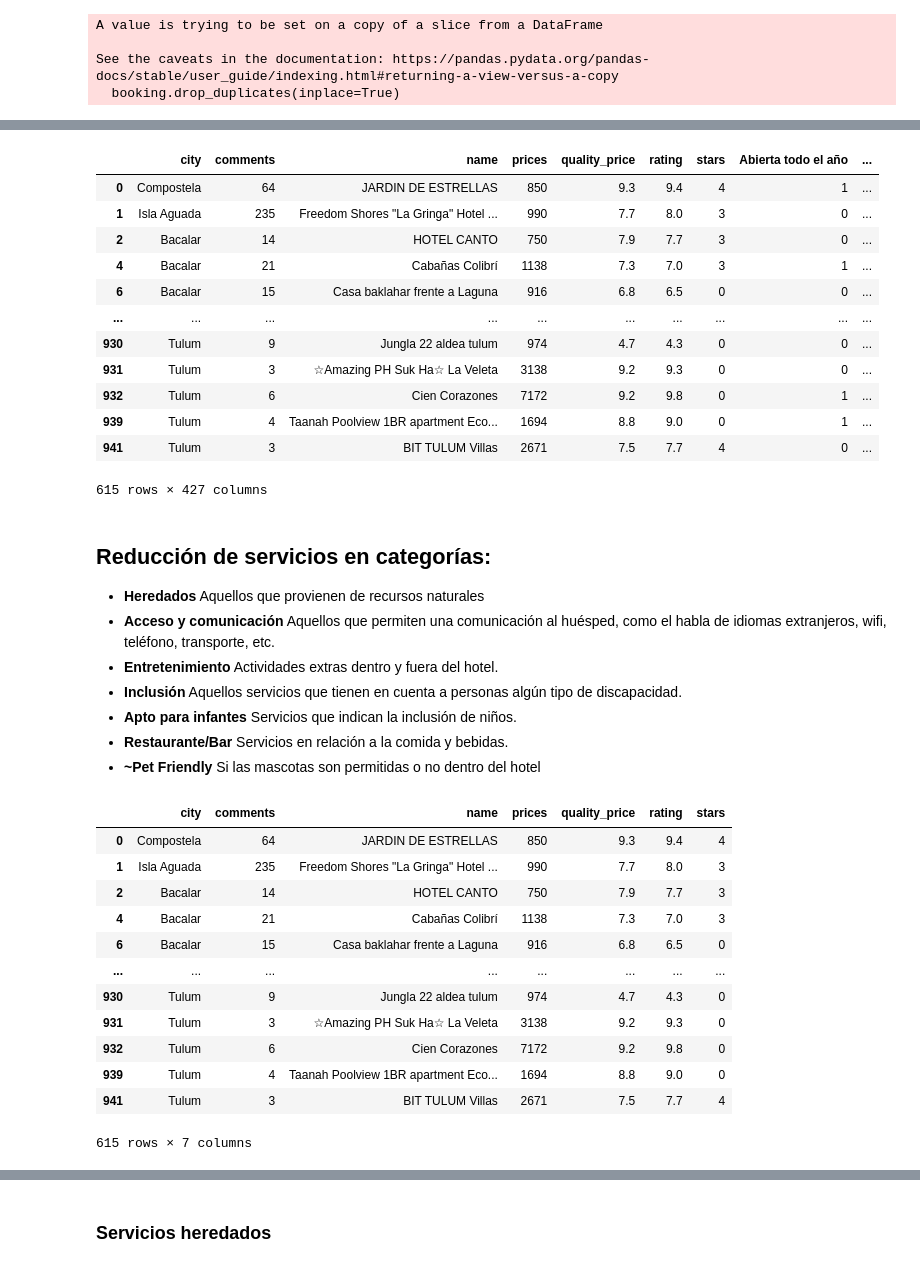
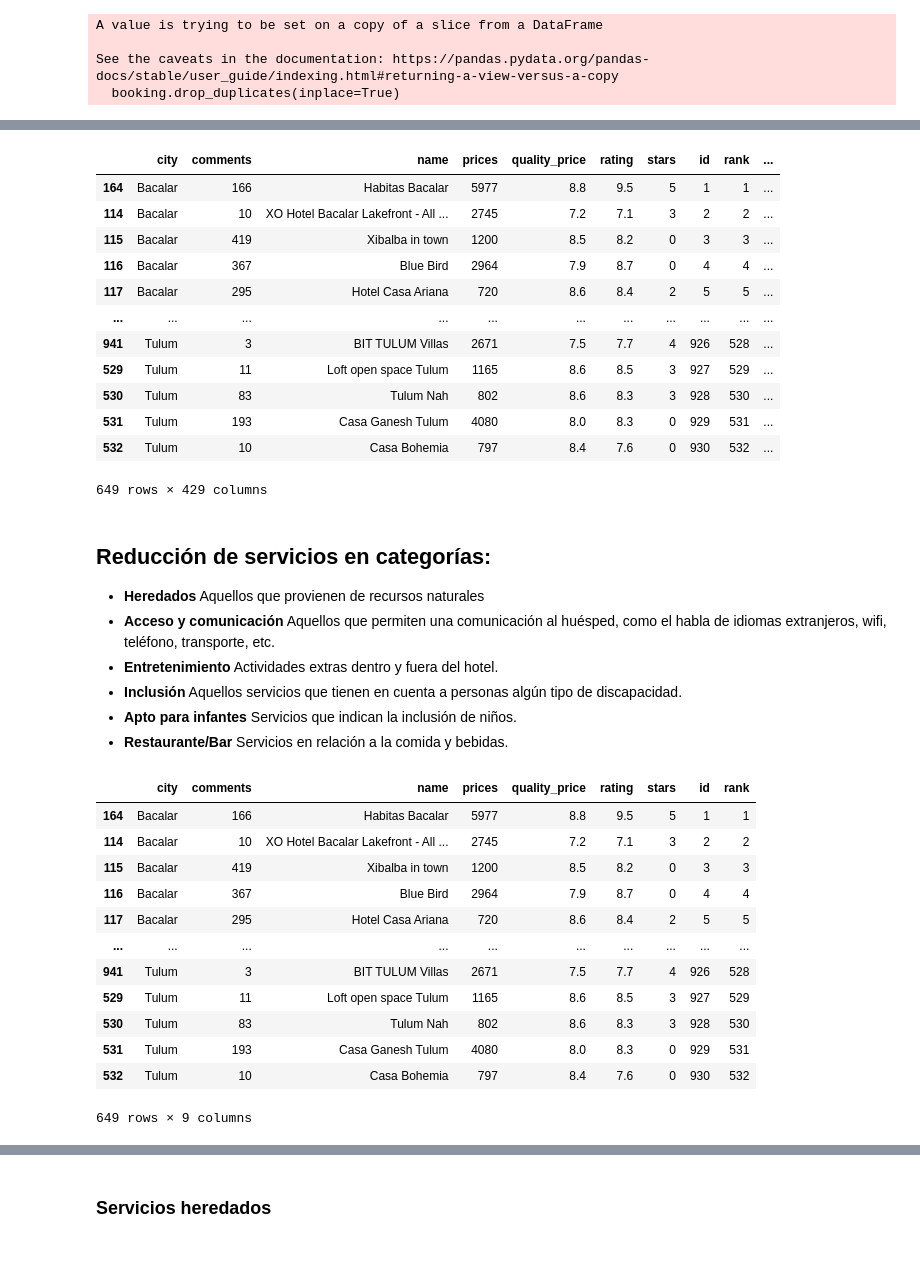
Before and after one commit to tipicanerd/Sol-Playa, a Jupyter notebook: DataW.ipynb, the cells around one changed output, grey strips where cells are left out. Saved outputs shown, nothing was run; the diff lists cells and outputs as text; code cells hidden in the pictures.

```diff
--- a/DataW.ipynb
+++ b/DataW.ipynb
@@ -69,0 +85,6 @@ booking
+# %%
+booking.sort_values('city',inplace=True)
+# %%
+booking['id'] = np.arange(booking.shape[0]) + 1
+# %%
+booking['rank'] = np.int64(booking.groupby('city')['id'].rank('first'))
@@ -224,19 +241,19 @@ bookingOHE
 bookingOHE.prices = booking.prices.apply(lambda x: int(x.split("#")[0]))
 bookingOHE
 # %% [output]
-|  | city | comments | name | prices | quality_price | rating | stars | Abierta todo el año | ... |
-| 0 | Compostela | 64 | JARDIN DE ESTRELLAS | 850 | 9.3 | 9.4 | 4 | 1 | ... |
-| 1 | Isla Aguada | 235 | Freedom Shores "La Gringa" Hotel ... | 990 | 7.7 | 8.0 | 3 | 0 | ... |
-| 2 | Bacalar | 14 | HOTEL CANTO | 750 | 7.9 | 7.7 | 3 | 0 | ... |
-| 4 | Bacalar | 21 | Cabañas Colibrí | 1138 | 7.3 | 7.0 | 3 | 1 | ... |
-| 6 | Bacalar | 15 | Casa baklahar frente a Laguna | 916 | 6.8 | 6.5 | 0 | 0 | ... |
-| ... | ... | ... | ... | ... | ... | ... | ... | ... | ... |
-| 930 | Tulum | 9 | Jungla 22 aldea tulum | 974 | 4.7 | 4.3 | 0 | 0 | ... |
-| 931 | Tulum | 3 | ☆Amazing PH Suk Ha☆ La Veleta | 3138 | 9.2 | 9.3 | 0 | 0 | ... |
-| 932 | Tulum | 6 | Cien Corazones | 7172 | 9.2 | 9.8 | 0 | 1 | ... |
-| 939 | Tulum | 4 | Taanah Poolview 1BR apartment Eco... | 1694 | 8.8 | 9.0 | 0 | 1 | ... |
-| 941 | Tulum | 3 | BIT TULUM Villas | 2671 | 7.5 | 7.7 | 4 | 0 | ... |
+|  | city | comments | name | prices | quality_price | rating | stars | id | rank | ... |
+| 164 | Bacalar | 166 | Habitas Bacalar | 5977 | 8.8 | 9.5 | 5 | 1 | 1 | ... |
+| 114 | Bacalar | 10 | XO Hotel Bacalar Lakefront - All ... | 2745 | 7.2 | 7.1 | 3 | 2 | 2 | ... |
+| 115 | Bacalar | 419 | Xibalba in town | 1200 | 8.5 | 8.2 | 0 | 3 | 3 | ... |
+| 116 | Bacalar | 367 | Blue Bird | 2964 | 7.9 | 8.7 | 0 | 4 | 4 | ... |
+| 117 | Bacalar | 295 | Hotel Casa Ariana | 720 | 8.6 | 8.4 | 2 | 5 | 5 | ... |
+| ... | ... | ... | ... | ... | ... | ... | ... | ... | ... | ... |
+| 941 | Tulum | 3 | BIT TULUM Villas | 2671 | 7.5 | 7.7 | 4 | 926 | 528 | ... |
+| 529 | Tulum | 11 | Loft open space Tulum | 1165 | 8.6 | 8.5 | 3 | 927 | 529 | ... |
+| 530 | Tulum | 83 | Tulum Nah | 802 | 8.6 | 8.3 | 3 | 928 | 530 | ... |
+| 531 | Tulum | 193 | Casa Ganesh Tulum | 4080 | 8.0 | 8.3 | 0 | 929 | 531 | ... |
+| 532 | Tulum | 10 | Casa Bohemia | 797 | 8.4 | 7.6 | 0 | 930 | 532 | ... |
-615 rows × 427 columns
+649 rows × 429 columns
 # %%
 bookingOHE.to_csv('./data/bookingSolPlaya_OHE.csv',index=False)
 # %% [markdown]
@@ -247,24 +264,23 @@ bookingOHE.to_csv('./data/bookingSolPlaya_OHE.csv',index=False)
 + **Inclusión** Aquellos servicios que tienen en cuenta a personas algún tipo de discapacidad.
 + **Apto para infantes** Servicios que indican la inclusión de niños.
 + **Restaurante/Bar** Servicios en relación a la comida y bebidas.
-+ **~Pet Friendly** Si las mascotas son permitidas o no dentro del hotel
 # %%
-booking_servicios = bookingOHE[bookingOHE.columns[:7]].copy()
+booking_servicios = bookingOHE[bookingOHE.columns[:9]].copy()
 booking_servicios
 # %% [output]
-|  | city | comments | name | prices | quality_price | rating | stars |
-| 0 | Compostela | 64 | JARDIN DE ESTRELLAS | 850 | 9.3 | 9.4 | 4 |
-| 1 | Isla Aguada | 235 | Freedom Shores "La Gringa" Hotel ... | 990 | 7.7 | 8.0 | 3 |
-| 2 | Bacalar | 14 | HOTEL CANTO | 750 | 7.9 | 7.7 | 3 |
-| 4 | Bacalar | 21 | Cabañas Colibrí | 1138 | 7.3 | 7.0 | 3 |
-| 6 | Bacalar | 15 | Casa baklahar frente a Laguna | 916 | 6.8 | 6.5 | 0 |
-| ... | ... | ... | ... | ... | ... | ... | ... |
-| 930 | Tulum | 9 | Jungla 22 aldea tulum | 974 | 4.7 | 4.3 | 0 |
-| 931 | Tulum | 3 | ☆Amazing PH Suk Ha☆ La Veleta | 3138 | 9.2 | 9.3 | 0 |
-| 932 | Tulum | 6 | Cien Corazones | 7172 | 9.2 | 9.8 | 0 |
-| 939 | Tulum | 4 | Taanah Poolview 1BR apartment Eco... | 1694 | 8.8 | 9.0 | 0 |
-| 941 | Tulum | 3 | BIT TULUM Villas | 2671 | 7.5 | 7.7 | 4 |
+|  | city | comments | name | prices | quality_price | rating | stars | id | rank |
+| 164 | Bacalar | 166 | Habitas Bacalar | 5977 | 8.8 | 9.5 | 5 | 1 | 1 |
+| 114 | Bacalar | 10 | XO Hotel Bacalar Lakefront - All ... | 2745 | 7.2 | 7.1 | 3 | 2 | 2 |
+| 115 | Bacalar | 419 | Xibalba in town | 1200 | 8.5 | 8.2 | 0 | 3 | 3 |
+| 116 | Bacalar | 367 | Blue Bird | 2964 | 7.9 | 8.7 | 0 | 4 | 4 |
+| 117 | Bacalar | 295 | Hotel Casa Ariana | 720 | 8.6 | 8.4 | 2 | 5 | 5 |
+| ... | ... | ... | ... | ... | ... | ... | ... | ... | ... |
+| 941 | Tulum | 3 | BIT TULUM Villas | 2671 | 7.5 | 7.7 | 4 | 926 | 528 |
+| 529 | Tulum | 11 | Loft open space Tulum | 1165 | 8.6 | 8.5 | 3 | 927 | 529 |
+| 530 | Tulum | 83 | Tulum Nah | 802 | 8.6 | 8.3 | 3 | 928 | 530 |
+| 531 | Tulum | 193 | Casa Ganesh Tulum | 4080 | 8.0 | 8.3 | 0 | 929 | 531 |
+| 532 | Tulum | 10 | Casa Bohemia | 797 | 8.4 | 7.6 | 0 | 930 | 532 |
-615 rows × 7 columns
+649 rows × 9 columns
 # %%
 list(bookingOHE.columns[7:])
 # %% [output]
```
Also changed, not shown: parts of 57 cells of this notebook, 8 other files.
